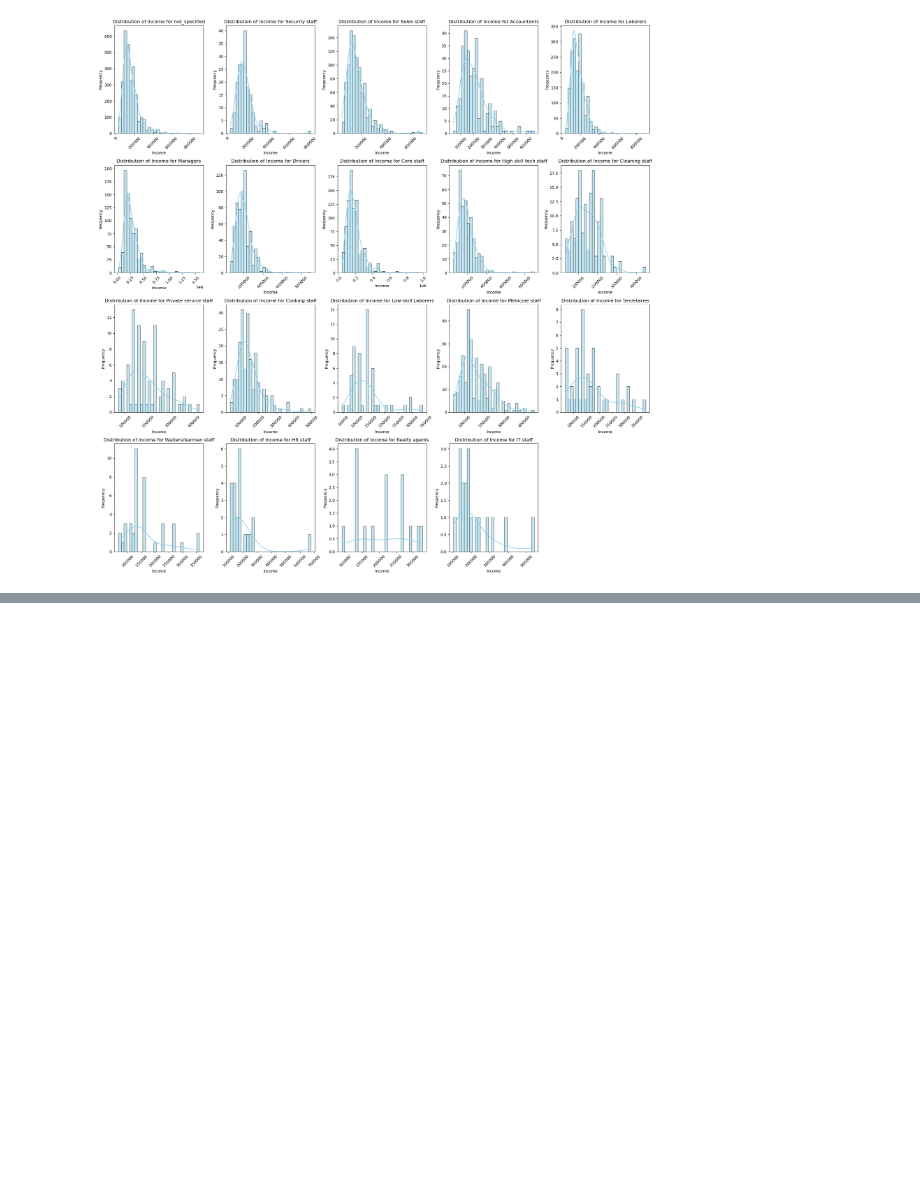
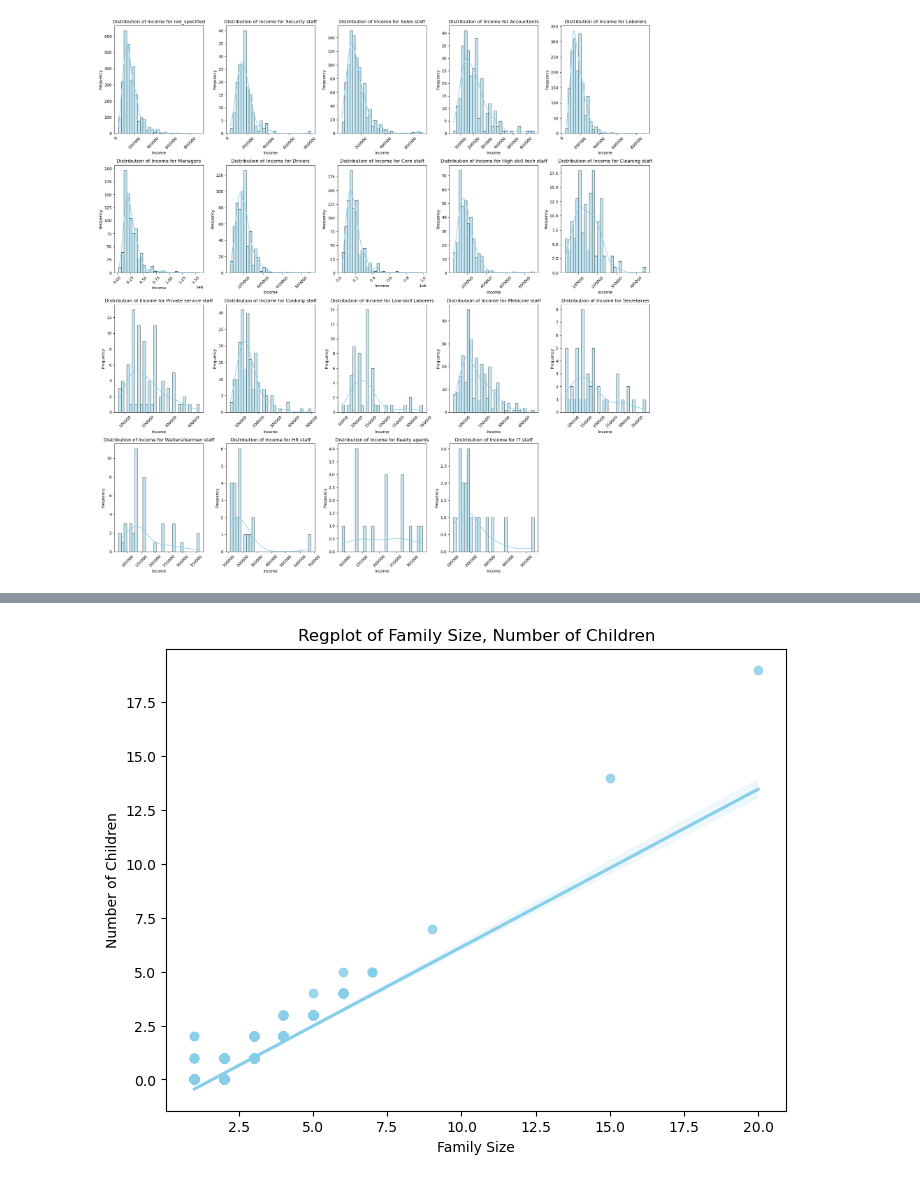
Before and after one commit to tmdcksdl/ML_Credit_Project, a Jupyter notebook: ML_Project/ML_Project2.ipynb, the cells around one changed output, grey strips where cells are left out. Saved outputs shown, nothing was run; the diff lists cells and outputs as text; code cells hidden in the pictures; blank space fills up the shorter version.

Commit message:
FamilySize, ChildNo

```diff
--- a/ML_Project/ML_Project2.ipynb
+++ b/ML_Project/ML_Project2.ipynb
@@ -1309,0 +1312,9 @@ plt.show()
+# %%
+plt.figure(figsize=(8, 6))
+sns.regplot(data=merge_df3, x='FamilySize', y='ChildNo', color='skyblue')
+plt.xlabel('Family Size')
+plt.ylabel('Number of Children')
+plt.title('Regplot of Family Size, Number of Children')
+plt.show()
+# %% [output]
+[figure, added]
```
Also changed, not shown: parts of 7 cells of this notebook.
